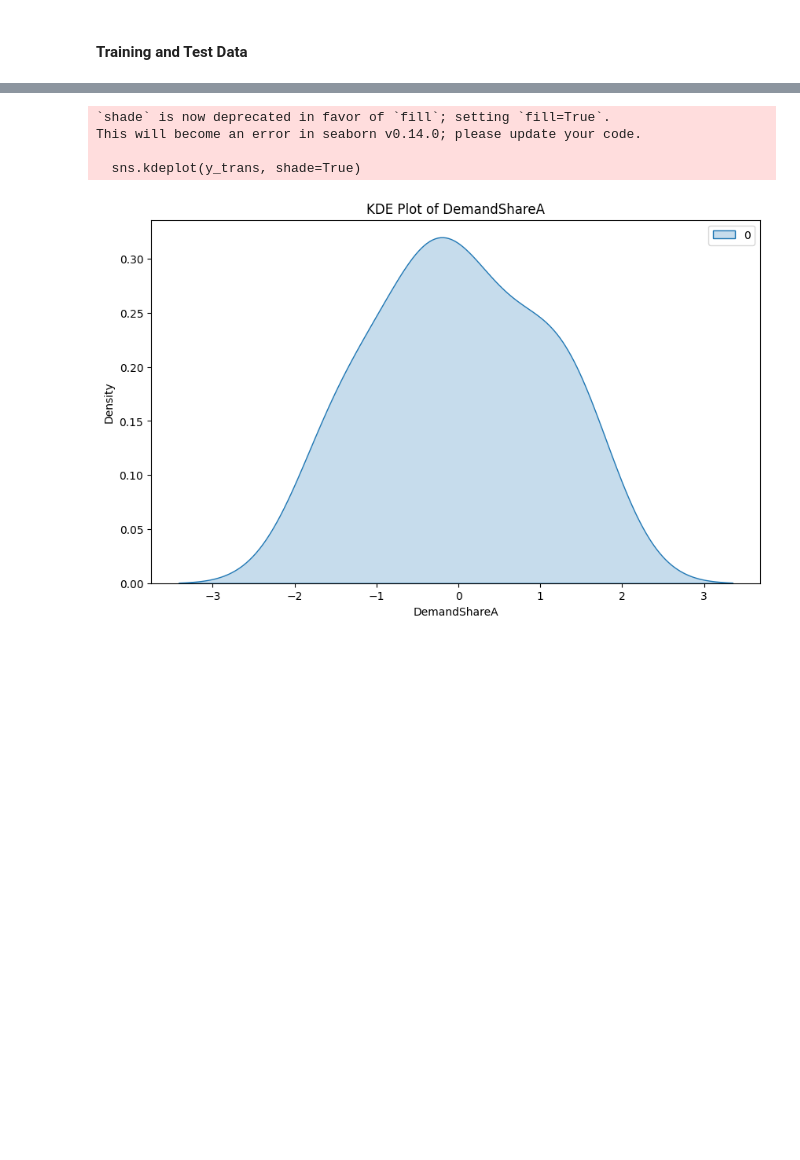
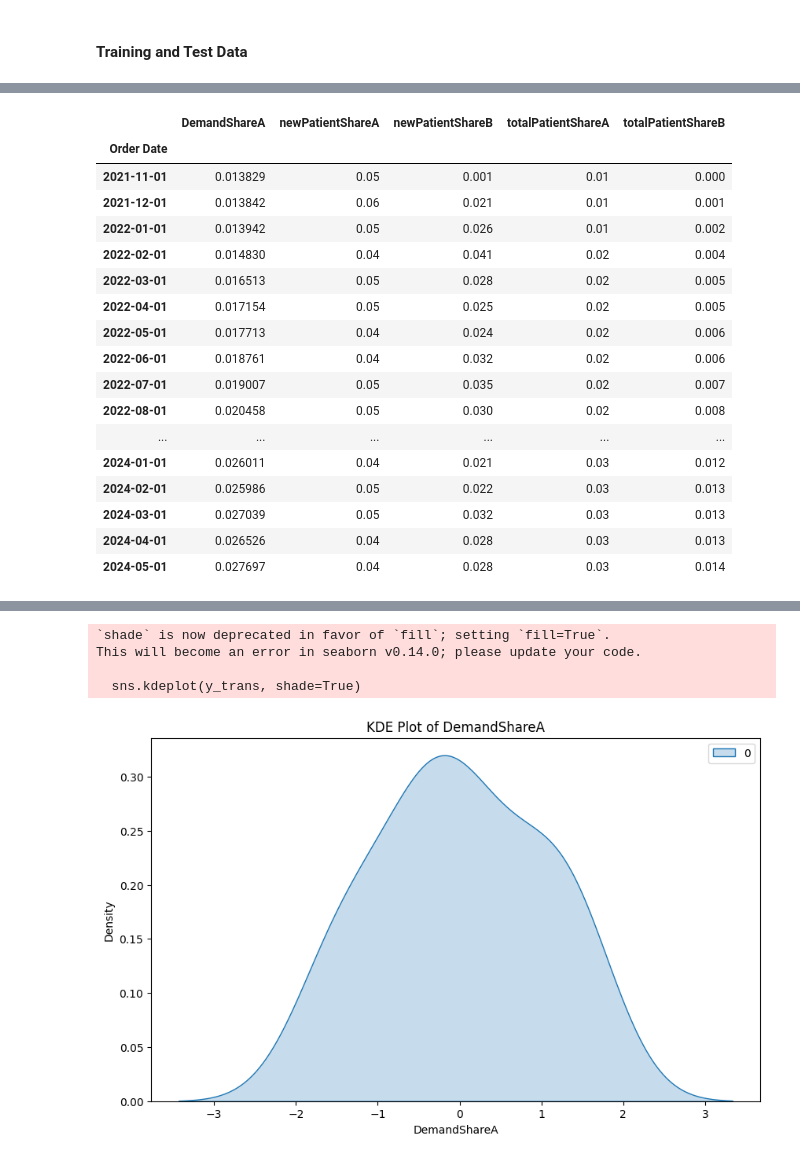
Before and after one commit to SpaceMercury/LauzHawkathon, a Jupyter notebook: notebooks/Model_exploration_nastia.ipynb, the cells around one changed output, grey strips where cells are left out. Drawn from its saved outputs; the diff is of its cells as text; code cells hidden in the pictures; blank space fills up the shorter version.

```diff
--- a/notebooks/Model_exploration_nastia.ipynb
+++ b/notebooks/Model_exploration_nastia.ipynb
@@ -16,4 +64,25 @@ X=df.iloc[:,9:]
 y=df.iloc[:,5:6]
+# %%
+X
+# %% [output]
+|  | DemandShareA | newPatientShareA | newPatientShareB | totalPatientShareA | totalPatientShareB |
+| Order Date |  |  |  |  |  |
+| 2021-11-01 | 0.013829 | 0.05 | 0.001 | 0.01 | 0.000 |
+| 2021-12-01 | 0.013842 | 0.06 | 0.021 | 0.01 | 0.001 |
+| 2022-01-01 | 0.013942 | 0.05 | 0.026 | 0.01 | 0.002 |
+| 2022-02-01 | 0.014830 | 0.04 | 0.041 | 0.02 | 0.004 |
+| 2022-03-01 | 0.016513 | 0.05 | 0.028 | 0.02 | 0.005 |
+| 2022-04-01 | 0.017154 | 0.05 | 0.025 | 0.02 | 0.005 |
+| 2022-05-01 | 0.017713 | 0.04 | 0.024 | 0.02 | 0.006 |
+| 2022-06-01 | 0.018761 | 0.04 | 0.032 | 0.02 | 0.006 |
+| 2022-07-01 | 0.019007 | 0.05 | 0.035 | 0.02 | 0.007 |
+| 2022-08-01 | 0.020458 | 0.05 | 0.030 | 0.02 | 0.008 |
+| ... | ... | ... | ... | ... | ... |
+| 2024-01-01 | 0.026011 | 0.04 | 0.021 | 0.03 | 0.012 |
+| 2024-02-01 | 0.025986 | 0.05 | 0.022 | 0.03 | 0.013 |
+| 2024-03-01 | 0.027039 | 0.05 | 0.032 | 0.03 | 0.013 |
+| 2024-04-01 | 0.026526 | 0.04 | 0.028 | 0.03 | 0.013 |
+| 2024-05-01 | 0.027697 | 0.04 | 0.028 | 0.03 | 0.014 |
 # %%
 from sklearn.preprocessing import PowerTransformer
 
```
Also changed, not shown: parts of 44 cells of this notebook, 2 other files.
